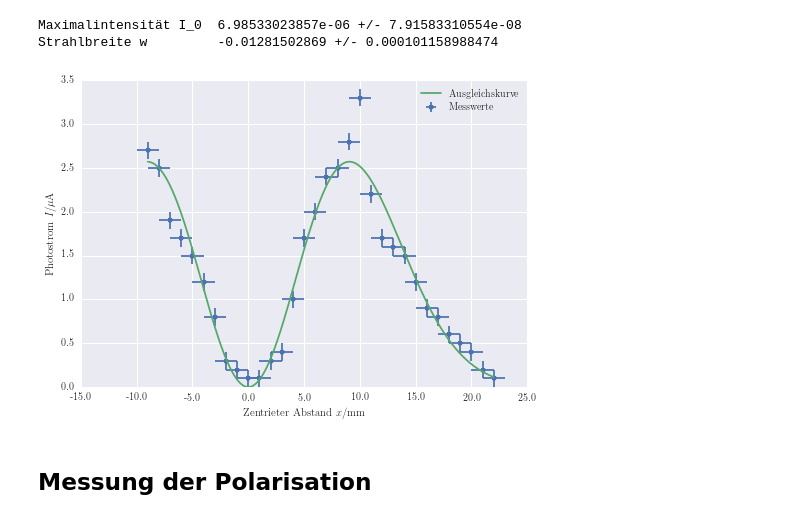
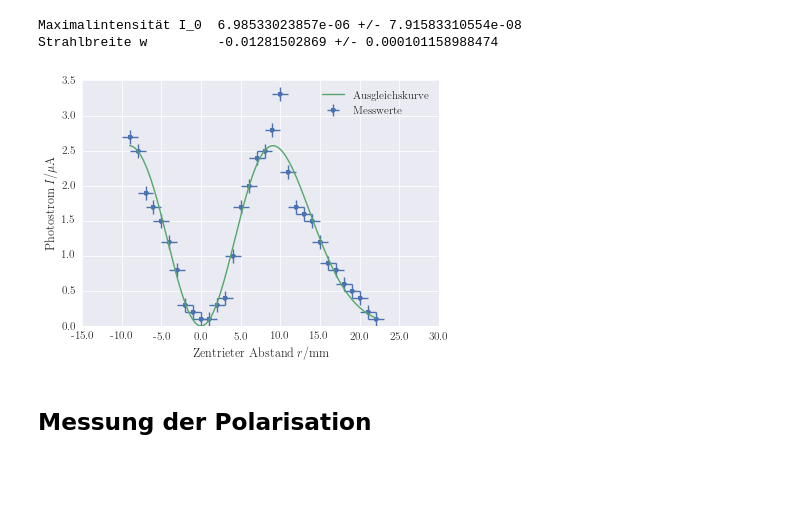
Before and after one commit to LuckyJosh/PhysikFP2015, a Jupyter notebook: 1_HeNe_Laser[ ]/Python/Auswertung.ipynb, the cells around one changed output. Drawn from its saved outputs; the diff is of its cells as text; code cells hidden in the pictures; blank space fills up the shorter version.

```diff
--- a/1_HeNe_Laser[ ]/Python/Auswertung.ipynb
+++ b/1_HeNe_Laser[ ]/Python/Auswertung.ipynb
@@ -18,12 +18,11 @@ import ROOT as rt
 import root_numpy as rnp
 from aputils.latextables.tables import Table
 from IPython.display import Image
+import seaborn as sns
+sns.set(context="paper",font_scale=1.4)
 
-#import sys
-#reload(sys)
-#sys.setdefaultencoding('utf-8')
-import seaborn as sns
-sns.set()
+# Fehlerfortpflanzung beim Mitteln
+umean = unc.wrap(np.mean)
 
 #Laden des Latex fonts
 plt.rcParams['text.latex.preamble']=["\\usepackage{lmodern}"]
@@ -286,22 +285,22 @@ Strahlbreite w         -0.01281502869 +/- 0.000101158988474
 # %%
 #Plot der Messwerte
 min_x,max_x = min(noms(pos_x_err)),max(noms(pos_x_err))
 X = np.arange(min_x,max_x,0.00001)
 fit_gauss = gauss2(X,*popt)
 
-plt.xlabel(axis_label("Zentrieter Abstand",sym="x",unit="mm"))
+plt.xlabel(axis_label("Zentrieter Abstand",sym="r",unit="mm"))
 plt.ylabel(axis_label("Photostrom",sym="I",unit="\mu A"))
 axis_scale(1e+3,axis="x")
 axis_scale(1e+6,axis="y")
-
+plt.xlim(-0.015,0.03)
 
 plt.errorbar(noms(pos_x_err), noms(photo_current_err), xerr=stds(pos_x_err), yerr=stds(photo_current_err),
              fmt=".", markersize=10, label="Messwerte")
 plt.plot(X, fit_gauss,label="Ausgleichskurve")
 plt.legend(loc="best")
 plt.savefig(path_graphics+"TEM_10.pdf")
 # %% [output]
-[figure, old version]
+[figure, new version]
 # %%
 #Tabelle der Messwerte
 T = Table(siunitx=True, booktabs=True)
```
Also changed, not shown: parts of 8 cells of this notebook, 29 other files.
